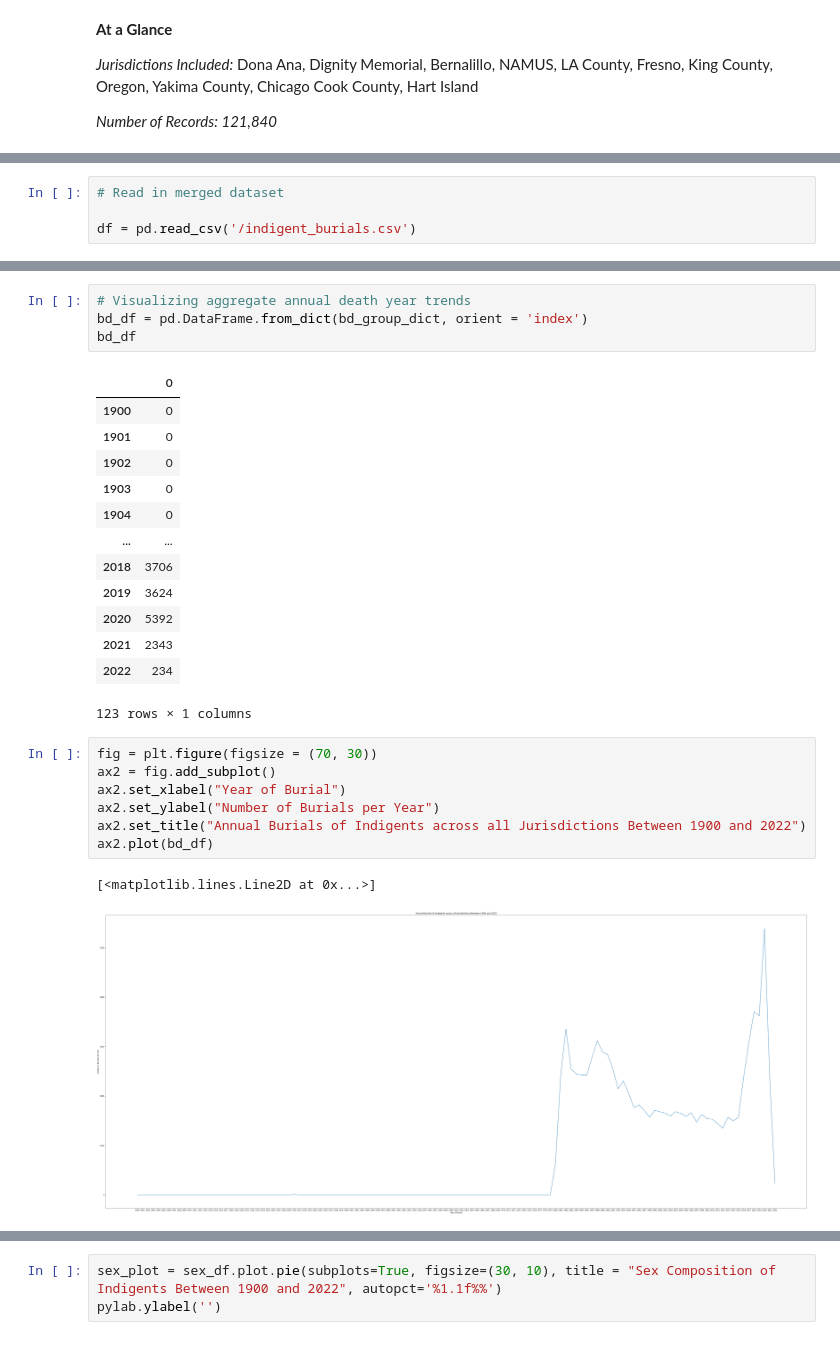
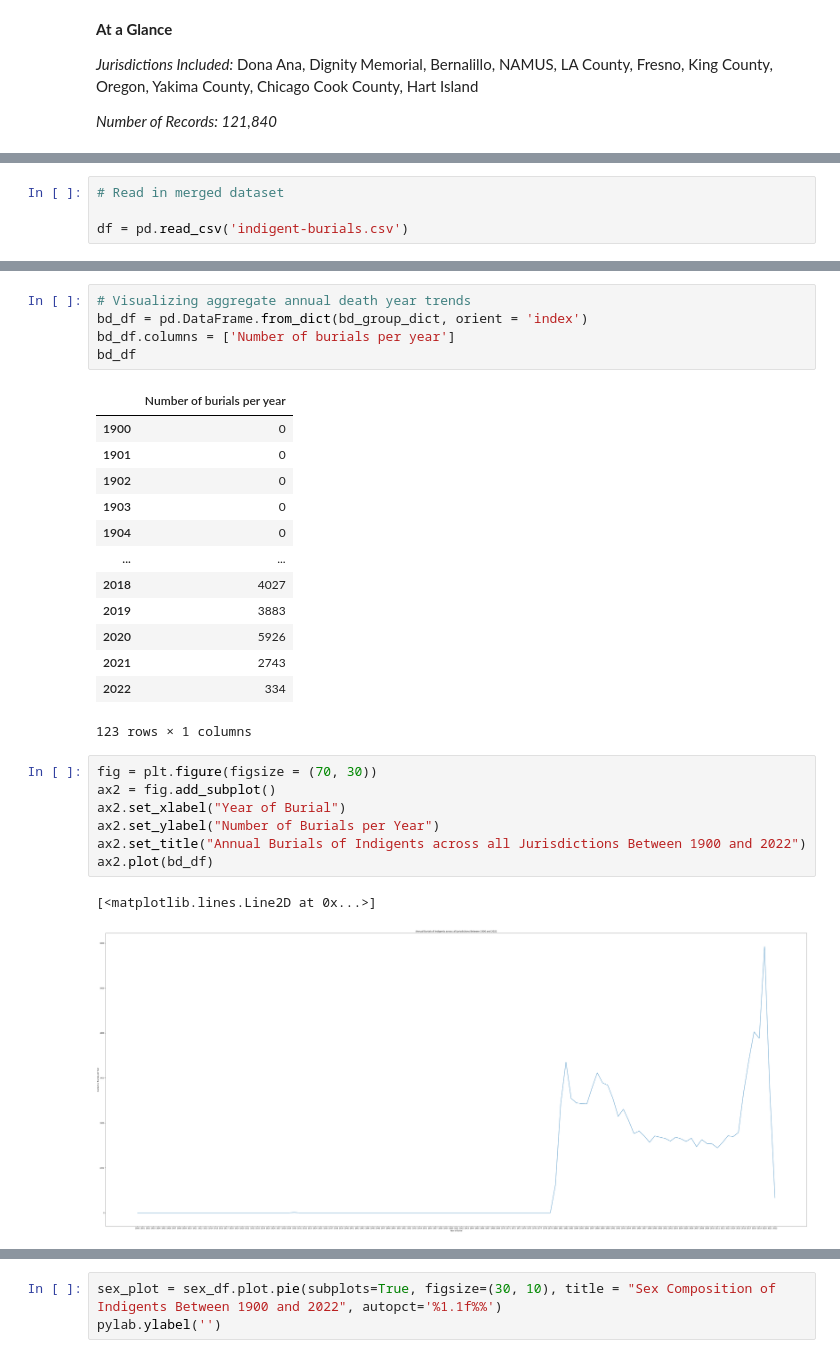
Before and after one commit to larakaracasu/Indigent-Burial-Analysis, a Jupyter notebook: merged-dataset/merged_dataset_analysis.ipynb, the cells around one changed output, grey strips where cells are left out. Saved outputs shown, nothing was run; the diff lists cells and outputs as text.

```diff
--- a/merged-dataset/merged_dataset_analysis.ipynb
+++ b/merged-dataset/merged_dataset_analysis.ipynb
@@ -16,4 +18,4 @@ import matplotlib.pyplot as plt
 # %%
 # Read in merged dataset
 
-df = pd.read_csv('/indigent_burials.csv')
+df = pd.read_csv('indigent-burials.csv')
@@ -145,20 +150,21 @@ A total of 91374 records have known burial dates out of the total 121,840 record
 # %%
 # Visualizing aggregate annual death year trends
 bd_df = pd.DataFrame.from_dict(bd_group_dict, orient = 'index')
+bd_df.columns = ['Number of burials per year']
 bd_df
 # %% [output]
-|  | 0 |
+|  | Number of burials per year |
 | 1900 | 0 |
 | 1901 | 0 |
 | 1902 | 0 |
 | 1903 | 0 |
 | 1904 | 0 |
 | ... | ... |
-| 2018 | 3706 |
-| 2019 | 3624 |
-| 2020 | 5392 |
-| 2021 | 2343 |
-| 2022 | 234 |
+| 2018 | 4027 |
+| 2019 | 3883 |
+| 2020 | 5926 |
+| 2021 | 2743 |
+| 2022 | 334 |
 123 rows × 1 columns
 # %%
 fig = plt.figure(figsize = (70, 30))
@@ -169,7 +175,7 @@ ax2.set_title("Annual Burials of Indigents across all Jurisdictions Between 1900
 ax2.plot(bd_df)
 # %% [output]
 [<matplotlib.lines.Line2D at 0x...>]
-[figure, old version]
+[figure, new version]
 # %%
 # Comparing Death and Burial Year
 fig = plt.figure(figsize = (70, 30))
```
Also changed, not shown: parts of 34 cells of this notebook.
